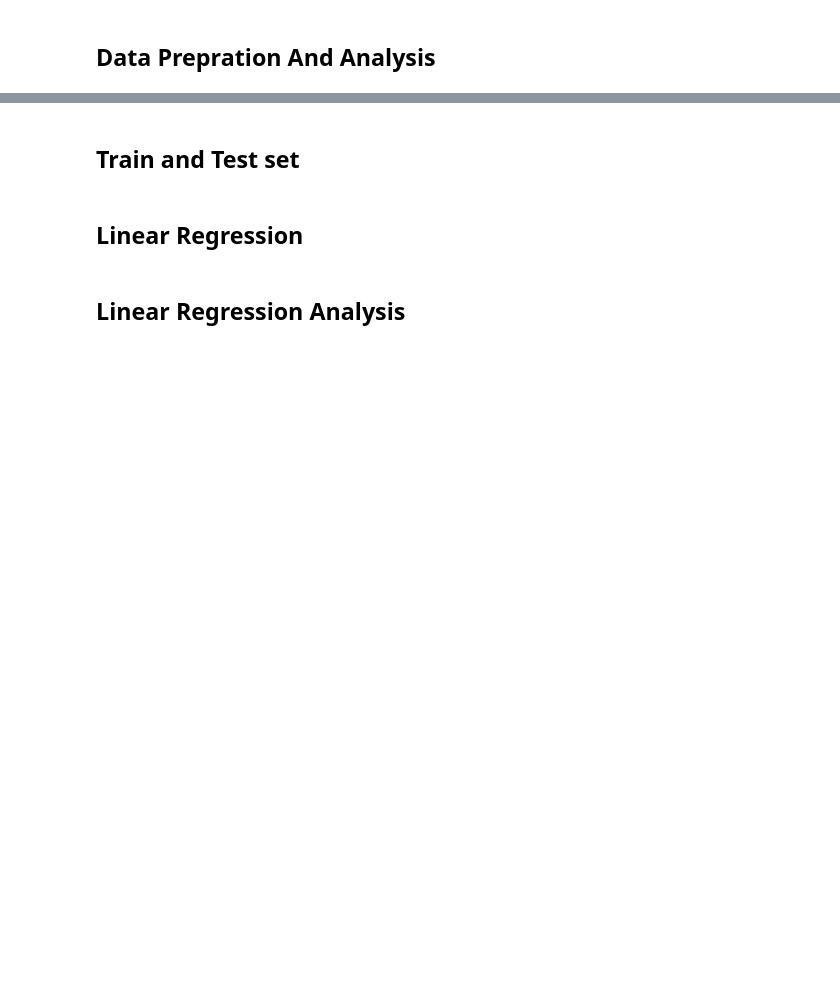
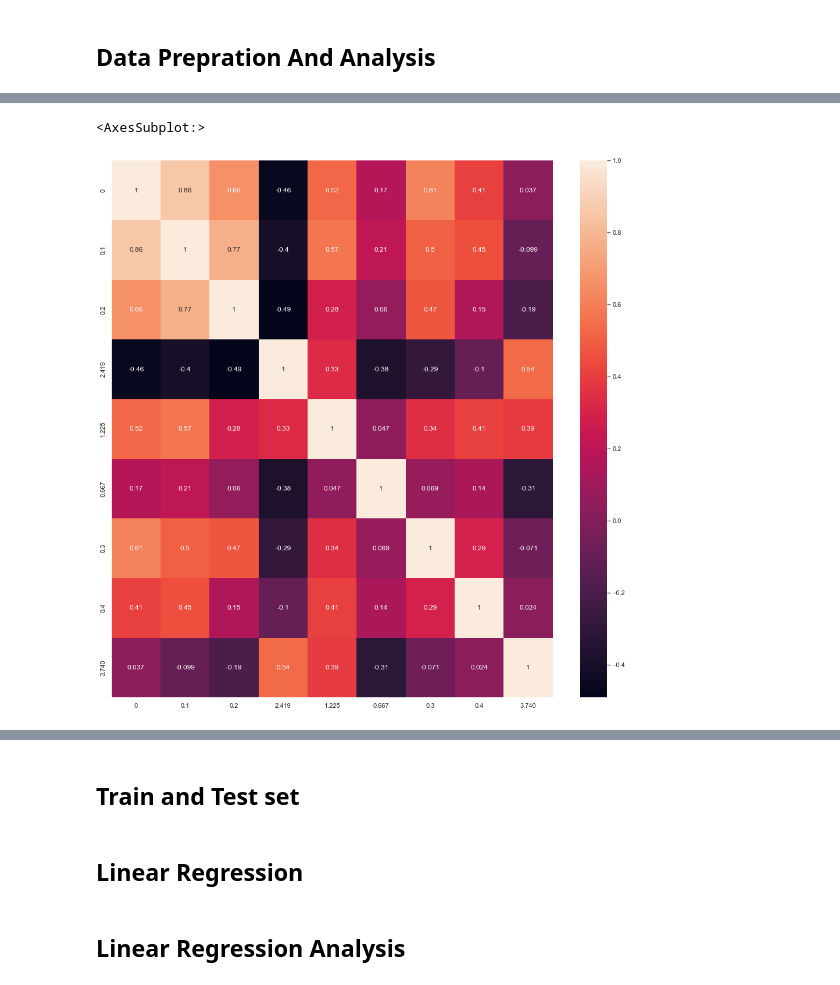
Before and after one commit to Amir-h055/Machine-Learning, a Jupyter notebook: project/Regression/QSAR_Aquatic_Toxicity.ipynb, the cells around one changed output, grey strips where cells are left out. Saved outputs shown, nothing was run; the diff lists cells and outputs as text; code cells hidden in the pictures; blank space fills up the shorter version.

```diff
--- a/project/Regression/QSAR_Aquatic_Toxicity.ipynb
+++ b/project/Regression/QSAR_Aquatic_Toxicity.ipynb
@@ -26,4 +32,5 @@ from sklearn.ensemble import RandomForestRegressor
 # %% [markdown]
 ## Loading Data
 # %%
-Datset = pd.read_csv('Regression_Datasets/3_Qsar_Aquatic_Toxicity/Qsar_Aquatic_Toxicity.csv', delimiter=';')
+Dataset = pd.read_csv('Regression_Datasets/3_Qsar_Aquatic_Toxicity/Qsar_Aquatic_Toxicity.csv', delimiter=';')
+Dataset.head()
@@ -45,0 +108,6 @@ print(np.count_nonzero(Datset==np.nan))
+# %%
+plt.figure(figsize=(17,17))
+sns.heatmap(Dataset.corr(), annot =True )
+# %% [output]
+<AxesSubplot:>
+[figure, added]
```
Also changed, not shown: parts of 48 cells of this notebook.
